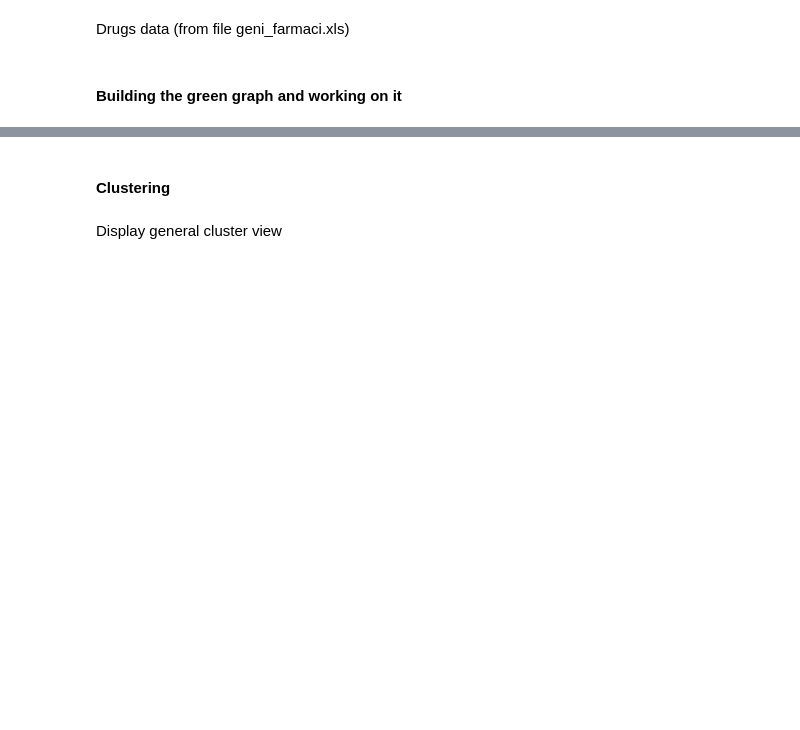
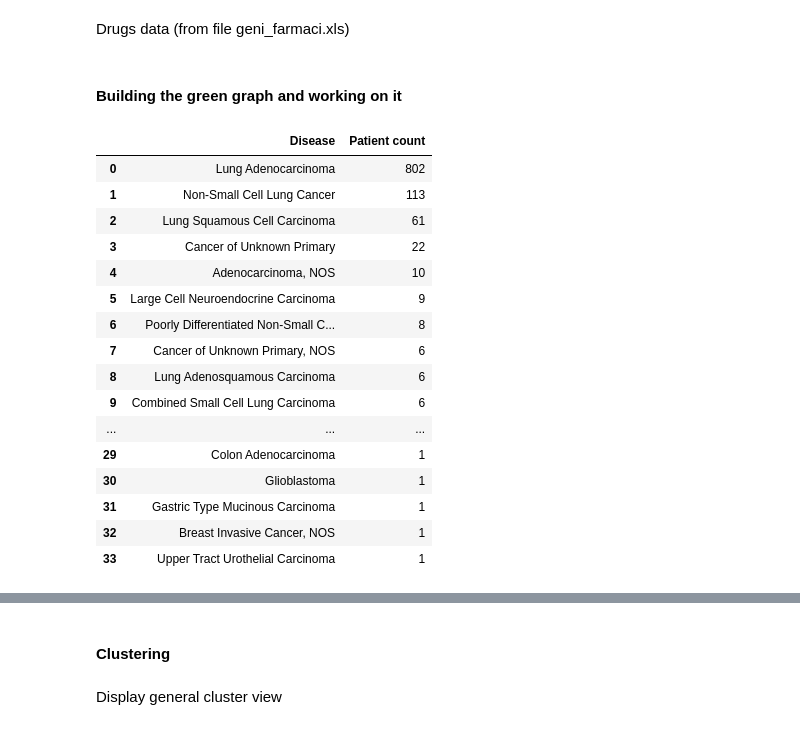
Before and after one commit to belldav/Medical-Data-Analysis, a Jupyter notebook: plot.ipynb, the cells around one changed output, grey strips where cells are left out. Drawn from its saved outputs; the diff is of its cells as text; code cells hidden in the pictures; blank space fills up the shorter version.

```diff
--- a/plot.ipynb
+++ b/plot.ipynb
@@ -55,16 +99,33 @@ pm_graph = build_PMGraph(full_data, patient_data, sample_data)
 # %%
 diseases = get_DiNodes(dip_graph)
 dd = {'Disease' : [], 'Patient count' : []}
 for di in diseases:
     pcnt = len(set(m for m in dip_graph.neighbors(di)))
     dd['Disease'].append(di)
     dd['Patient count'].append(pcnt)
 ddf = pd.DataFrame(dd)
 ddf.sort_values(by='Patient count', ascending=False, inplace=True)
 ddf.reset_index(drop=True, inplace=True)
-ddfi = ddf.iloc[:5]
-display(ddfi)
+display(ddf)
 #dfi.export(ddfi, f'immagini tesi/{studyId}/malattie.png')
+# %% [output]
+|  | Disease | Patient count |
+| 0 | Lung Adenocarcinoma | 802 |
+| 1 | Non-Small Cell Lung Cancer | 113 |
+| 2 | Lung Squamous Cell Carcinoma | 61 |
+| 3 | Cancer of Unknown Primary | 22 |
+| 4 | Adenocarcinoma, NOS | 10 |
+| 5 | Large Cell Neuroendocrine Carcinoma | 9 |
+| 6 | Poorly Differentiated Non-Small C... | 8 |
+| 7 | Cancer of Unknown Primary, NOS | 6 |
+| 8 | Lung Adenosquamous Carcinoma | 6 |
+| 9 | Combined Small Cell Lung Carcinoma | 6 |
+| ... | ... | ... |
+| 29 | Colon Adenocarcinoma | 1 |
+| 30 | Glioblastoma | 1 |
+| 31 | Gastric Type Mucinous Carcinoma | 1 |
+| 32 | Breast Invasive Cancer, NOS | 1 |
+| 33 | Upper Tract Urothelial Carcinoma | 1 |
 # %%
 disease = 'Lung Adenocarcinoma'
 mcount = dip_graph.degree(disease)
```
Also changed, not shown: parts of 10 cells of this notebook, 1 other file.
